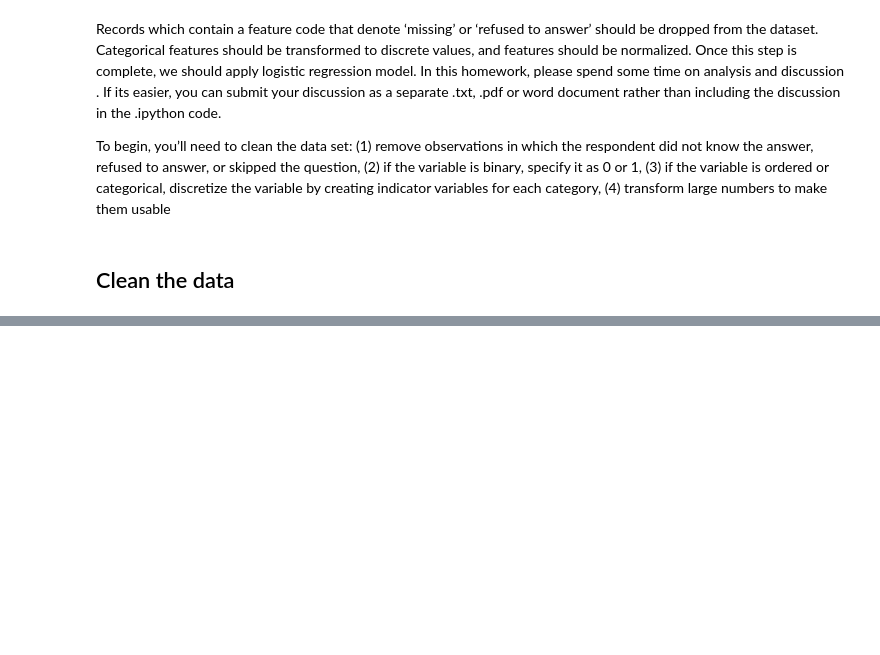
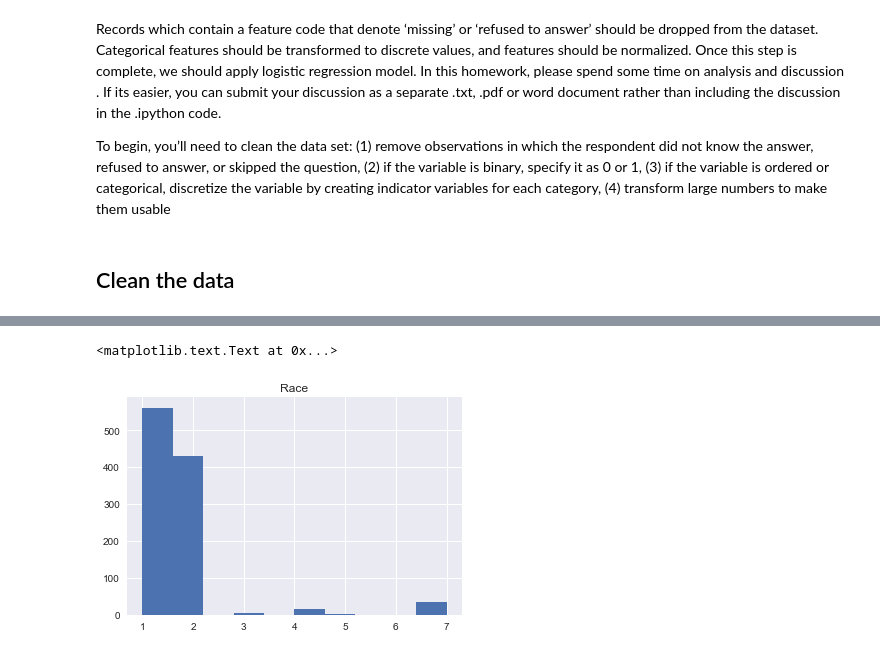
Before and after one commit to jasonnnnnb/Econ128, a Jupyter notebook: HW5/Homework 5.ipynb, the cells around one changed output, grey strips where cells are left out. Drawn from its saved outputs; the diff is of its cells as text; code cells hidden in the pictures; blank space fills up the shorter version.

```diff
--- a/HW5/Homework 5.ipynb
+++ b/HW5/Homework 5.ipynb
@@ -73,0 +148,6 @@ df.head()
+# %%
+plt.hist(df.Race)
+plt.title("Race")
+# %% [output]
+<matplotlib.text.Text at 0x...>
+[figure, added]
```
Also changed, not shown: parts of 27 cells of this notebook, 6 other files.
